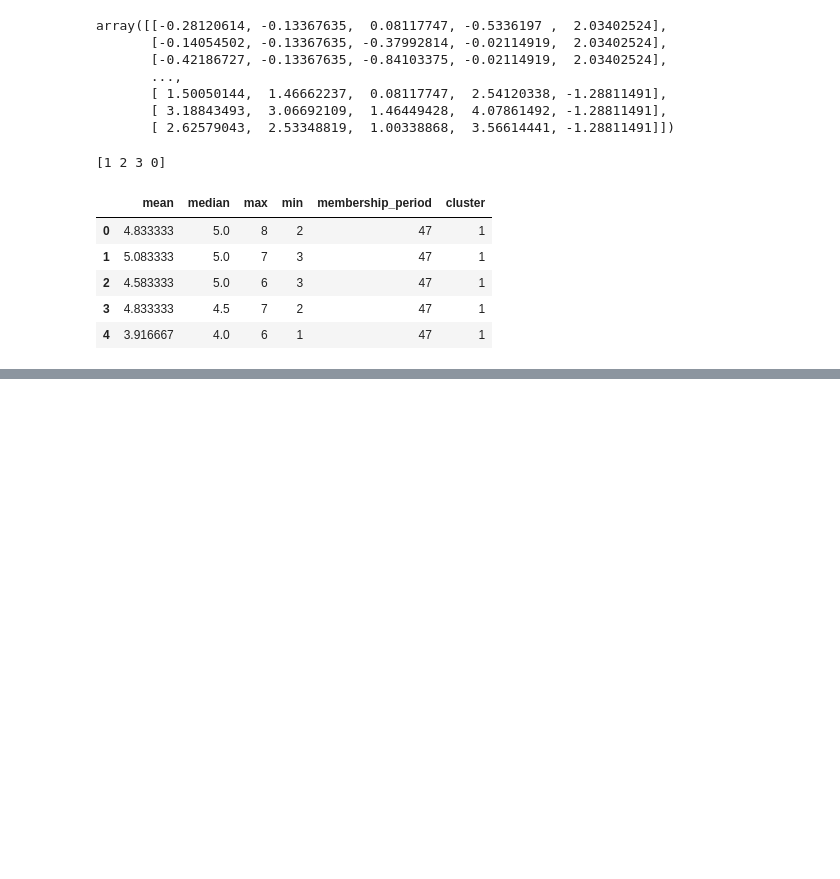
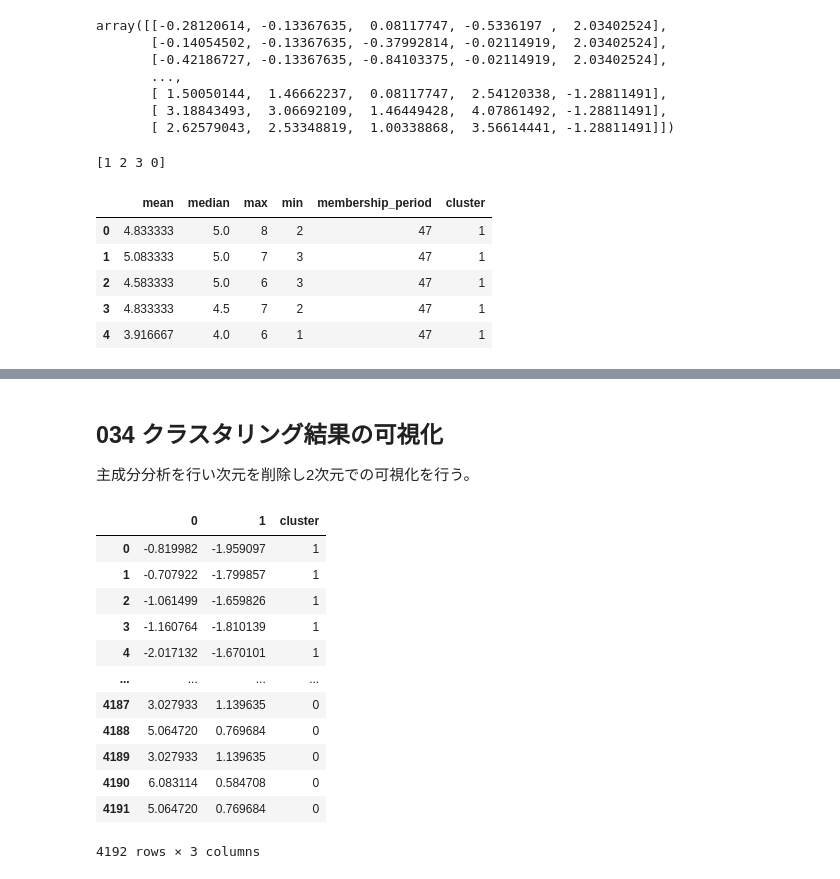
Before and after one commit to kanameg/100knocks, a Jupyter notebook: python/src/100knoks-04.ipynb, the cells around one changed output, grey strips where cells are left out. Cells and saved outputs as stored; diff of their text form; code cells hidden in the pictures; blank space fills up the shorter version.

```diff
--- a/python/src/100knoks-04.ipynb
+++ b/python/src/100knoks-04.ipynb
@@ -74,0 +102,26 @@ customer_clustering.head()
+# %% [markdown]
+## 034  クラスタリング結果の可視化
+主成分分析を行い次元を削除し2次元での可視化を行う。
+# %%
+from  sklearn.decomposition import PCA
+X = customer_clustering_sc
+pca = PCA(n_components=2)
+pca.fit(X)
+x_pca = pca.transform(X)
+pca_df = pd.DataFrame(x_pca)
+pca_df['cluster'] = customer_clustering['cluster']
+pca_df
+# %% [output]
+|  | 0 | 1 | cluster |
+| 0 | -0.819982 | -1.959097 | 1 |
+| 1 | -0.707922 | -1.799857 | 1 |
+| 2 | -1.061499 | -1.659826 | 1 |
+| 3 | -1.160764 | -1.810139 | 1 |
+| 4 | -2.017132 | -1.670101 | 1 |
+| ... | ... | ... | ... |
+| 4187 | 3.027933 | 1.139635 | 0 |
+| 4188 | 5.064720 | 0.769684 | 0 |
+| 4189 | 3.027933 | 1.139635 | 0 |
+| 4190 | 6.083114 | 0.584708 | 0 |
+| 4191 | 5.064720 | 0.769684 | 0 |
+4192 rows × 3 columns
```
Also changed, not shown: parts of 10 cells of this notebook.
